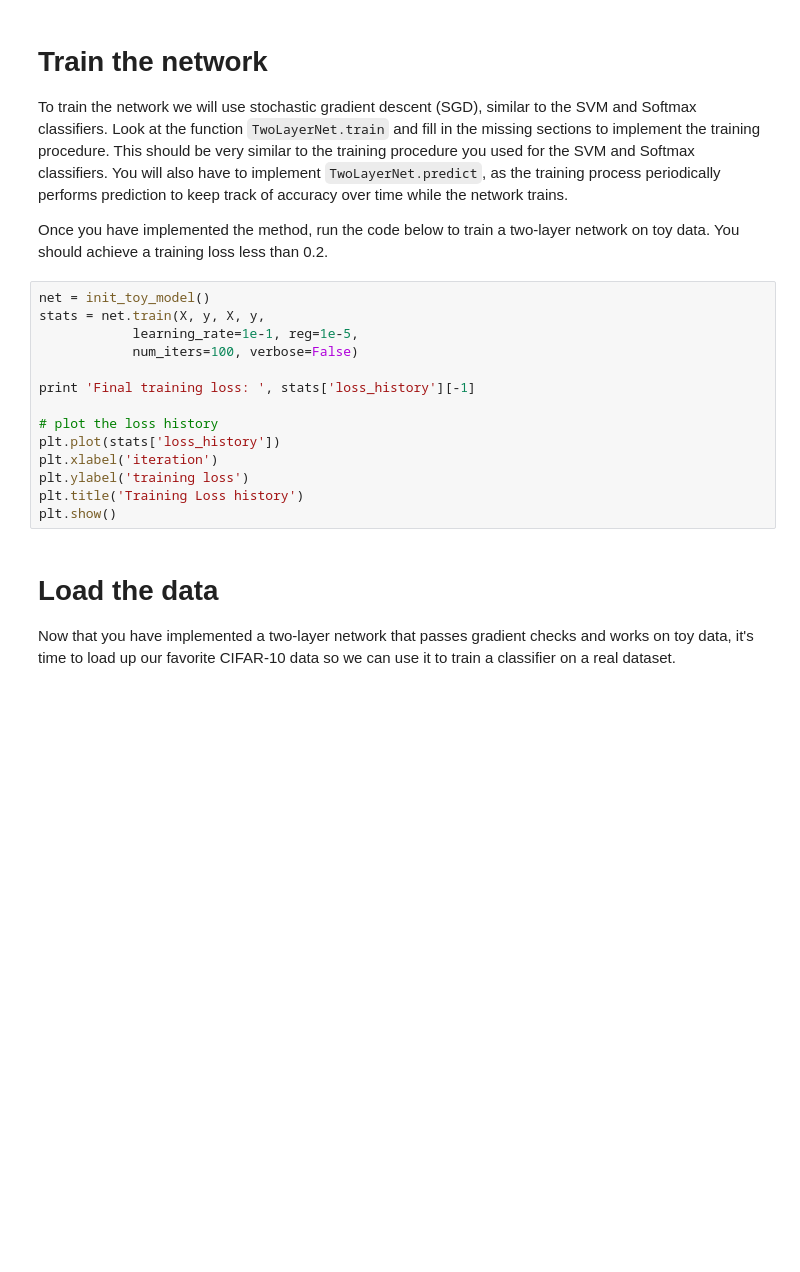
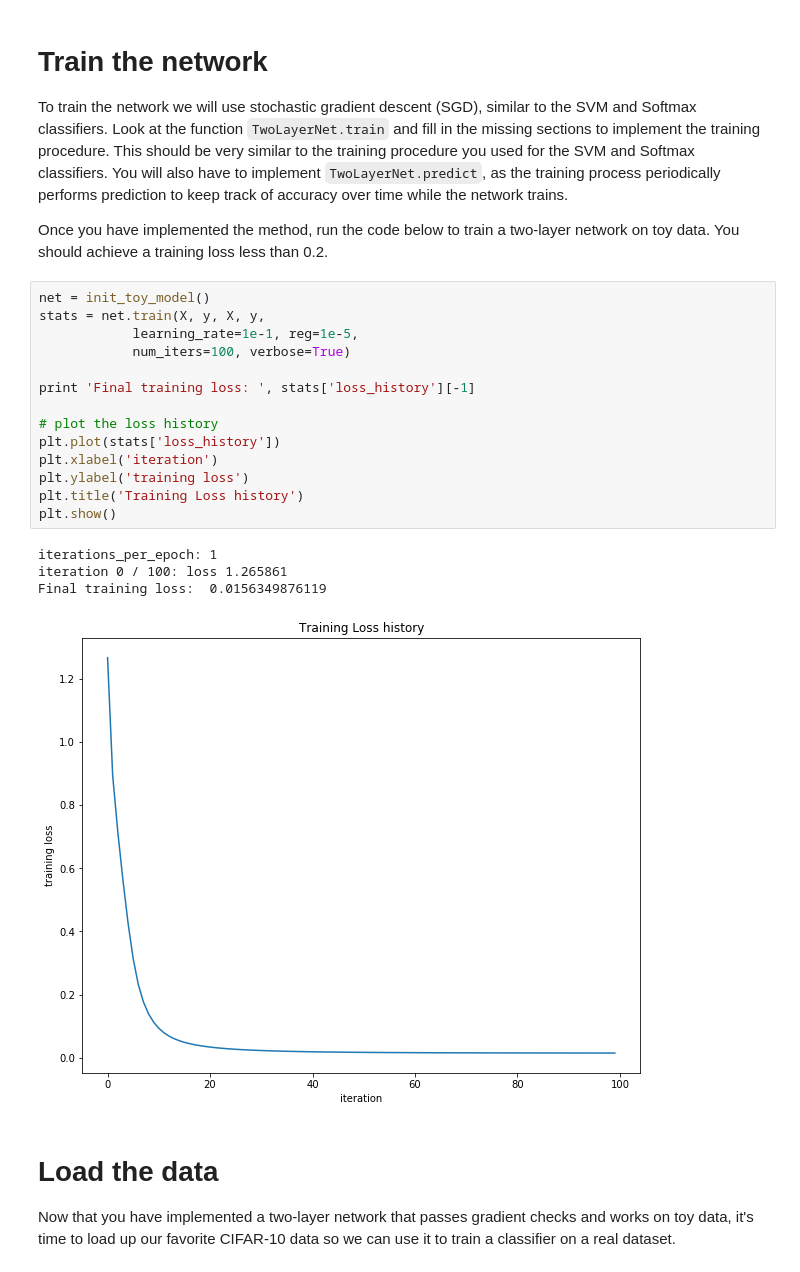
Before and after one commit to carsontang/cs231n, a Jupyter notebook: assignment1/two_layer_net.ipynb, the cells around one changed output. Cells and saved outputs as stored; diff of their text form; blank space fills up the shorter version.

```diff
--- a/assignment1/two_layer_net.ipynb
+++ b/assignment1/two_layer_net.ipynb
@@ -133,17 +169,22 @@ Once you have implemented the method, run the code below to train a two-layer ne
 # %%
 net = init_toy_model()
 stats = net.train(X, y, X, y,
             learning_rate=1e-1, reg=1e-5,
-            num_iters=100, verbose=False)
+            num_iters=100, verbose=True)
 
 print 'Final training loss: ', stats['loss_history'][-1]
 
 # plot the loss history
 plt.plot(stats['loss_history'])
 plt.xlabel('iteration')
 plt.ylabel('training loss')
 plt.title('Training Loss history')
 plt.show()
+# %% [output]
+iterations_per_epoch: 1
+iteration 0 / 100: loss 1.265861
+Final training loss:  0.0156349876119
+[figure, added]
 # %% [markdown]
 # Load the data
 Now that you have implemented a two-layer network that passes gradient checks and works on toy data, it's time to load up our favorite CIFAR-10 data so we can use it to train a classifier on a real dataset.
```
Also changed, not shown: parts of 14 cells of this notebook, 3 other files.
